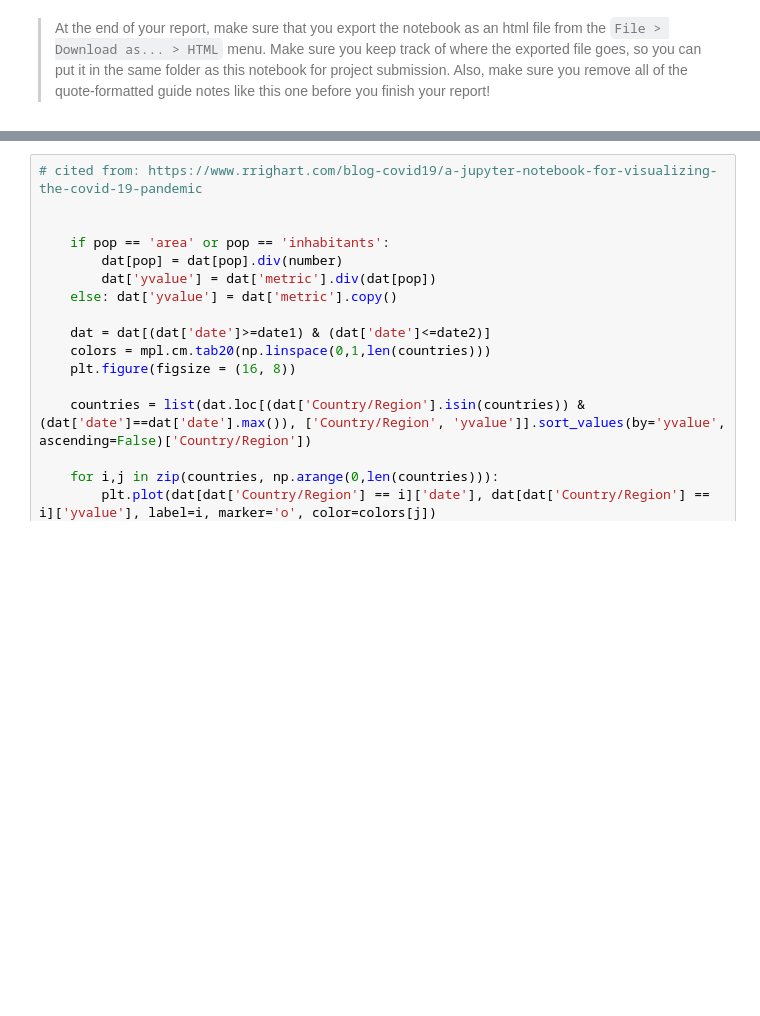
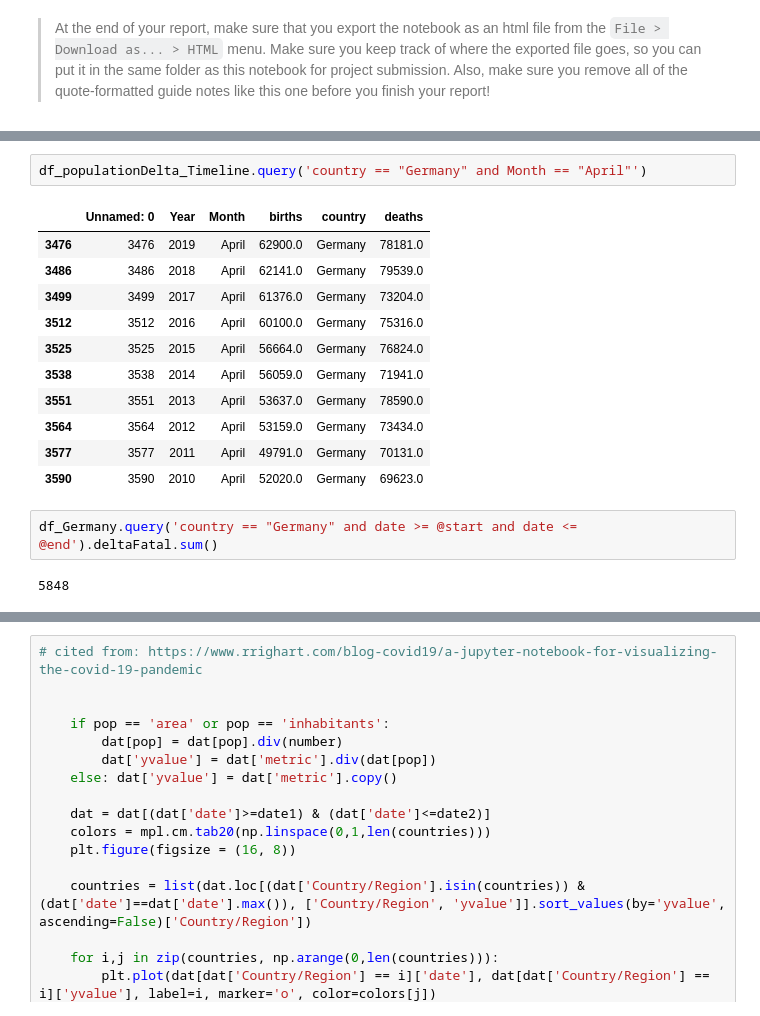
Before and after one commit to AtulSingh-Emyre/AnalysisCovid19, a Jupyter notebook: exploration_Covid19.ipynb, the cells around one changed output, grey strips where cells are left out. Drawn from its saved outputs; the diff is of its cells as text; blank space fills up the shorter version.

```diff
--- a/exploration_Covid19.ipynb
+++ b/exploration_Covid19.ipynb
@@ -712,0 +721,18 @@ the quote-formatted guide notes like this one before you finish your report!
+# %%
+df_populationDelta_Timeline.query('country == "Germany" and Month == "April"')
+# %% [output]
+|  | Unnamed: 0 | Year | Month | births | country | deaths |
+| 3476 | 3476 | 2019 | April | 62900.0 | Germany | 78181.0 |
+| 3486 | 3486 | 2018 | April | 62141.0 | Germany | 79539.0 |
+| 3499 | 3499 | 2017 | April | 61376.0 | Germany | 73204.0 |
+| 3512 | 3512 | 2016 | April | 60100.0 | Germany | 75316.0 |
+| 3525 | 3525 | 2015 | April | 56664.0 | Germany | 76824.0 |
+| 3538 | 3538 | 2014 | April | 56059.0 | Germany | 71941.0 |
+| 3551 | 3551 | 2013 | April | 53637.0 | Germany | 78590.0 |
+| 3564 | 3564 | 2012 | April | 53159.0 | Germany | 73434.0 |
+| 3577 | 3577 | 2011 | April | 49791.0 | Germany | 70131.0 |
+| 3590 | 3590 | 2010 | April | 52020.0 | Germany | 69623.0 |
+# %%
+df_Germany.query('country == "Germany" and date >= @start and date <= @end').deltaFatal.sum()
+# %% [output]
+5848
```
Also changed, not shown: parts of 22 cells of this notebook, 2 other files.
